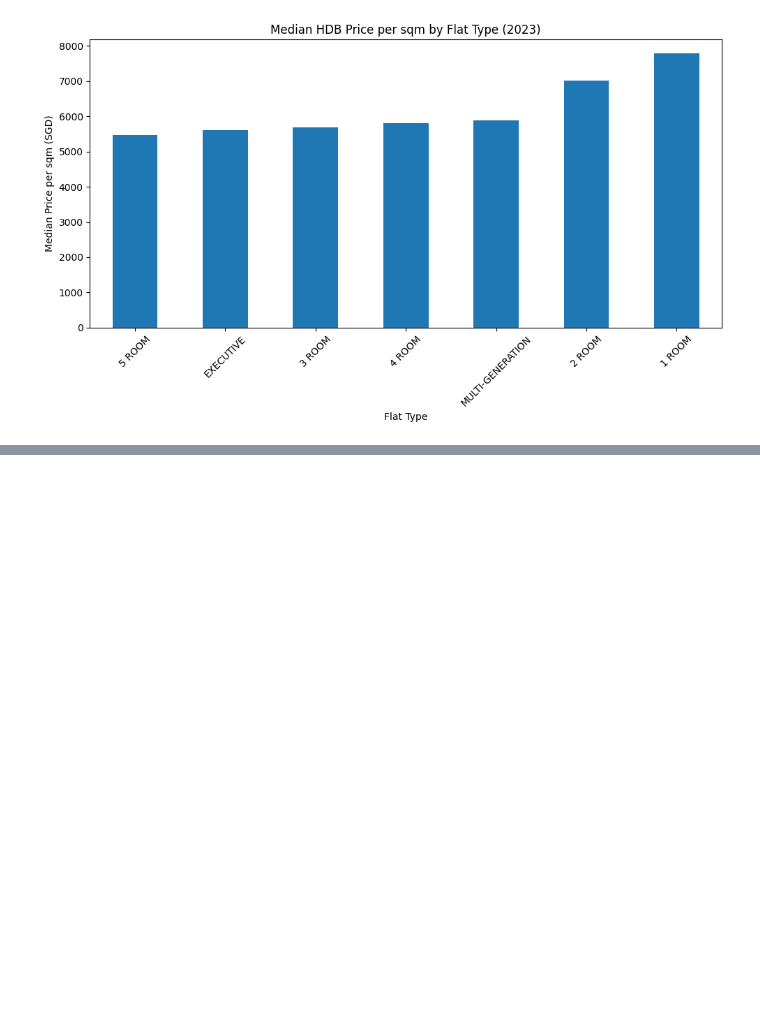
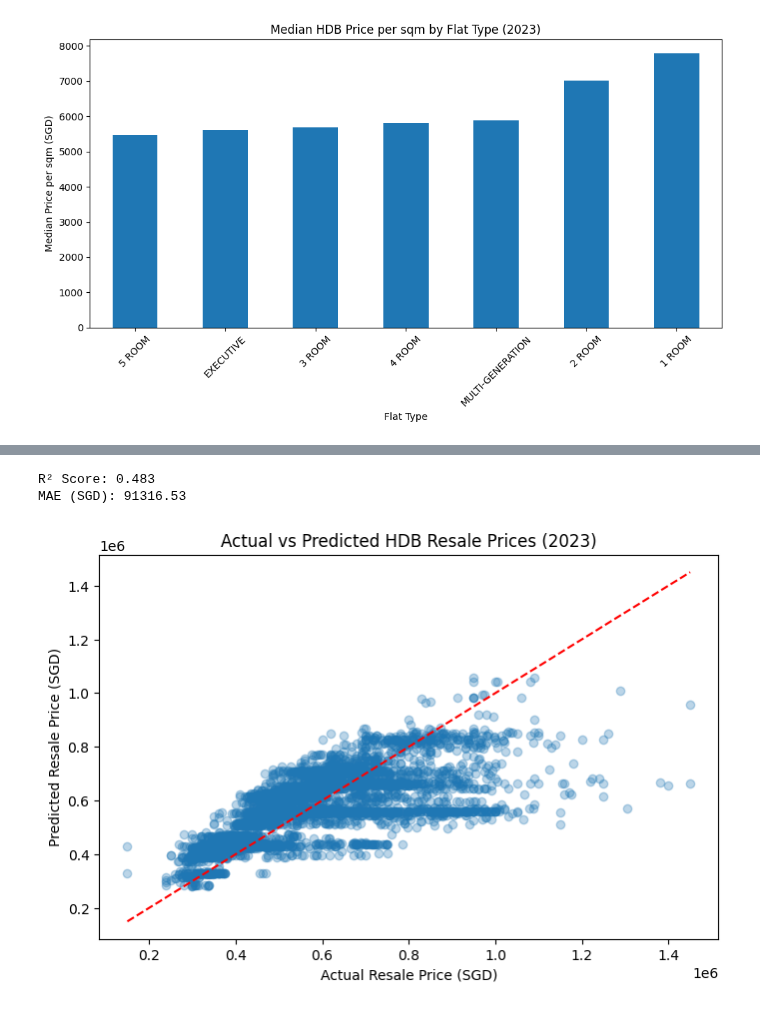
Before and after one commit to Elder-stack/LHUD-Capstone-Ivan, a Jupyter notebook: RealEstateAnalysis.ipynb, the cells around one changed output, grey strips where cells are left out. Drawn from its saved outputs; the diff is of its cells as text; code cells hidden in the pictures; blank space fills up the shorter version.

```diff
--- a/RealEstateAnalysis.ipynb
+++ b/RealEstateAnalysis.ipynb
@@ -983,3 +983,60 @@ files.download('HDB_Resale_Prepared.csv')
 # %% [output]
 [interactive output not drawn]
 [interactive output not drawn]
+# %%
+# Purpose: Predict HDB resale prices using floor area.
+# Result: Shows the model's R² score and average prediction error.
+
+from sklearn.model_selection import train_test_split
+from sklearn.linear_model import LinearRegression
+from sklearn.metrics import r2_score, mean_absolute_error
+
+# Use 2023 transactions
+df_2023 = df_analysis[df_analysis['year'] == 2023]
+
+X = df_2023[['floor_area_sqm']]
+y = df_2023['resale_price']
+
+# Split data into training (80%) and testing (20%)
+X_train, X_test, y_train, y_test = train_test_split(
+    X, y, test_size=0.2, random_state=42
+)
+
+# Train the regression model
+model = LinearRegression()
+model.fit(X_train, y_train)
+
+# Predict resale prices
+y_pred = model.predict(X_test)
+
+# Check model performance
+print("R² Score:", round(r2_score(y_test, y_pred), 3))
+print("MAE (SGD):", round(mean_absolute_error(y_test, y_pred), 2))
+# %% [output]
+R² Score: 0.483
+MAE (SGD): 91316.53
+# %%
+# Purpose: Compare actual and predicted HDB resale prices.
+# Result: A scatter plot showing how close predictions are to actual prices.
+
+import matplotlib.pyplot as plt
+
+plt.figure(figsize=(8, 5))
+
+plt.scatter(y_test, y_pred, alpha=0.3)
+
+# Reference line showing perfect predictions
+plt.plot(
+    [y_test.min(), y_test.max()],
+    [y_test.min(), y_test.max()],
+    color='red',
+    linestyle='--'
+)
+
+plt.xlabel('Actual Resale Price (SGD)')
+plt.ylabel('Predicted Resale Price (SGD)')
+plt.title('Actual vs Predicted HDB Resale Prices (2023)')
+
+plt.show()
+# %% [output]
+[figure, added]
```
